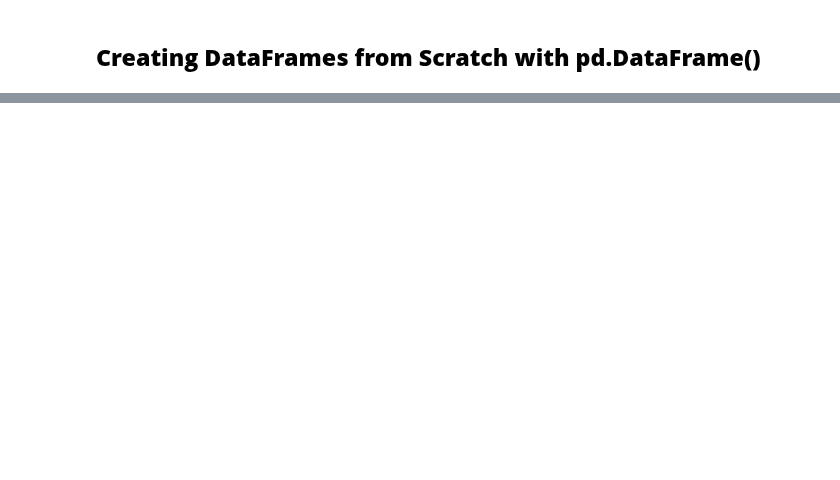
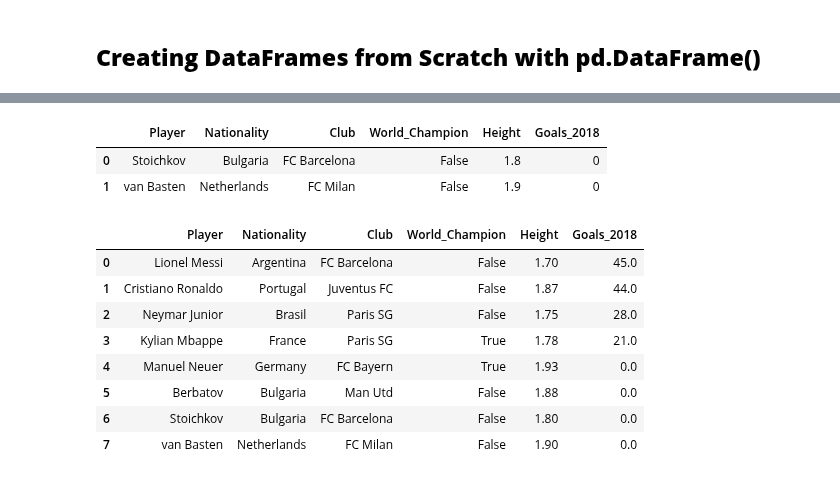
Before and after one commit to alchemistbg/udemy-the-complete-pandas-bootcamp, a Jupyter notebook: Section-07/Panda_Basics_II.ipynb, the cells around one changed output, grey strips where cells are left out. Cells and saved outputs as stored; diff of their text form; code cells hidden in the pictures; blank space fills up the shorter version.

```diff
--- a/Section-07/Panda_Basics_II.ipynb
+++ b/Section-07/Panda_Basics_II.ipynb
@@ -305,0 +401,2 @@ import pandas as pd
+# %%
+players.reset_index(inplace = True)
@@ -305,0 +412,2 @@ import pandas as pd
+# %%
+players.loc[5, :] = ['Berbatov', 'Bulgaria', 'Man Utd', 'False', 1.88, 0]
@@ -305,0 +424,24 @@ import pandas as pd
+# %%
+new = pd.DataFrame(data = [['Stoichkov', 'Bulgaria', ' FC Barcelona', 'False', 1.80, 0],
+                           ['van Basten', 'Netherlands', 'FC Milan', 'False', 1.90, 0]],
+                   columns = players.columns)
+# %%
+new
+# %% [output]
+|  | Player | Nationality | Club | World_Champion | Height | Goals_2018 |
+| 0 | Stoichkov | Bulgaria | FC Barcelona | False | 1.8 | 0 |
+| 1 | van Basten | Netherlands | FC Milan | False | 1.9 | 0 |
+# %%
+mixed_df = pd.concat([players, new], ignore_index = True)
+# %%
+mixed_df
+# %% [output]
+|  | Player | Nationality | Club | World_Champion | Height | Goals_2018 |
+| 0 | Lionel Messi | Argentina | FC Barcelona | False | 1.70 | 45.0 |
+| 1 | Cristiano Ronaldo | Portugal | Juventus FC | False | 1.87 | 44.0 |
+| 2 | Neymar Junior | Brasil | Paris SG | False | 1.75 | 28.0 |
+| 3 | Kylian Mbappe | France | Paris SG | True | 1.78 | 21.0 |
+| 4 | Manuel Neuer | Germany | FC Bayern | True | 1.93 | 0.0 |
+| 5 | Berbatov | Bulgaria | Man Utd | False | 1.88 | 0.0 |
+| 6 | Stoichkov | Bulgaria | FC Barcelona | False | 1.80 | 0.0 |
+| 7 | van Basten | Netherlands | FC Milan | False | 1.90 | 0.0 |
```
Also changed, not shown: parts of 33 cells of this notebook, 3 other files.
